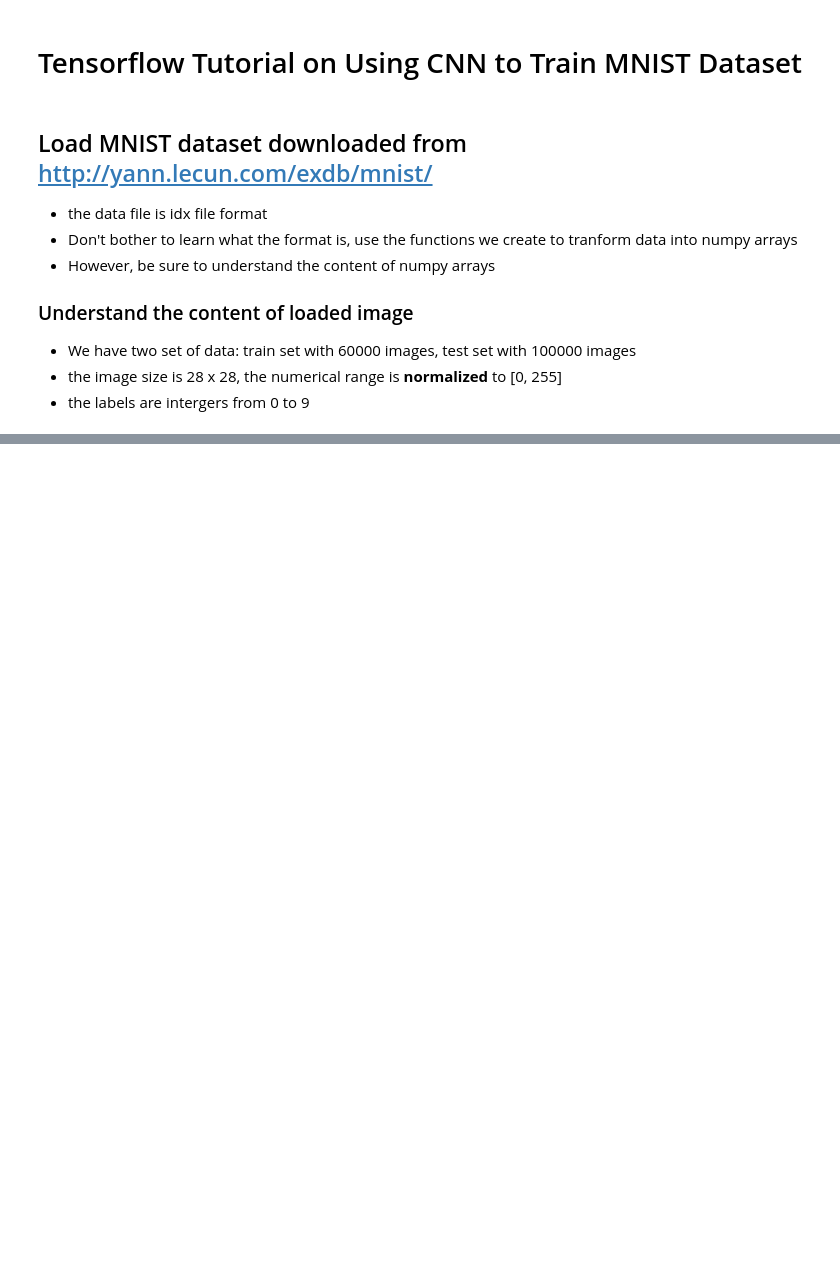
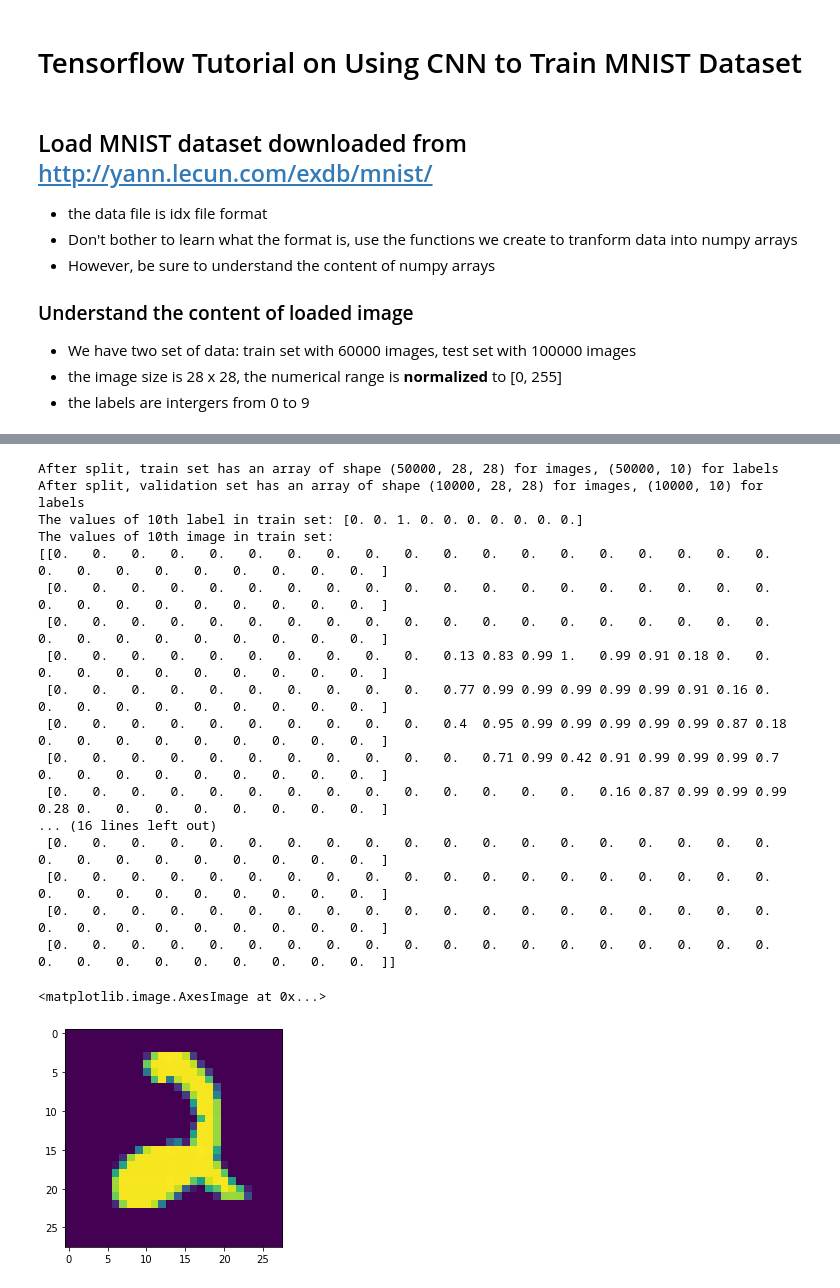
Before and after one commit to GP248CME215/AOS551_CNN, a Jupyter notebook: mnist.ipynb, the cells around one changed output, grey strips where cells are left out. Drawn from its saved outputs; the diff is of its cells as text; code cells hidden in the pictures; blank space fills up the shorter version.

```diff
--- a/mnist.ipynb
+++ b/mnist.ipynb
@@ -34,24 +34,23 @@ def extract_label(file):
         stream.read(4) # header
         n_labels = int.from_bytes(stream.read(4), byteorder="big")
         buf = stream.read(n_labels)
-        data = np.frombuffer(buf, np.uint8).astype(np.float32)
+        data = np.frombuffer(buf, np.uint8)
         data = data.reshape(n_labels, 1)
         return data
 
 
-train_images, train_labels = extract_image("./data/train-images.idx3-ubyte"), extract_label("./data/train-labels.idx1-ubyte")
+all_train_images, all_train_labels = extract_image("./data/train-images.idx3-ubyte"), extract_label("./data/train-labels.idx1-ubyte")
 test_images, test_labels = extract_image("./data/t10k-images.idx3-ubyte"), extract_label("./data/t10k-labels.idx1-ubyte")
 
-print(f"Loaded of train set has an array of shape {train_images.shape} for images, {train_labels.shape} for labels")
+print(f"Loaded of train set has an array of shape {all_train_images.shape} for images, {all_train_images.shape} for labels")
 print(f"Loaded of test set has an array of shape {test_images.shape}  for images, {test_labels.shape} for labels")
 
 np.set_printoptions(precision=2, suppress=True, linewidth=150, threshold=np.inf)
 
-print(f"The values of 10th label in train set: {train_labels[10, ...]}")
+print(f"The values of 10th label in train set: {all_train_labels[10, ...]}")
 print(f"The values of 10th image in train set:")
-print(train_images[10, ...])
+print(all_train_images[10, ...])
 
 %matplotlib inline
-print("Display the image")
-plt.imshow(train_images[10, ...])
+plt.imshow(all_train_images[10, ...])
 # %% [output]
@@ -76,0 +82,51 @@ Display the image
+# %%
+# Normalize the input data
+all_train_images = all_train_images / 255
+test_images = test_images / 255
+
+# One-hot the label (credit: https://stackoverflow.com/questions/29831489/)
+def one_hot(array, num_classes):
+    return np.squeeze(np.eye(num_classes)[array.reshape(-1)])
+
+all_train_labels = one_hot(all_train_labels, 10)
+test_labels = one_hot(test_labels, 10)
+
+# Random shuffle and split part of the train set into validation set
+def random_shuffle(images, labels):
+    assert images.shape[0] == labels.shape[0]
+    n_data = images.shape[0]
+    indices = np.random.permutation(n_data)
+    return images[indices, ...], labels[indices, ...]
+
+shuffled_images, shuffled_labels = random_shuffle(all_train_images, all_train_labels)
+train_images, validation_images = shuffled_images[:50000, ...], shuffled_images[50000:, ...]
+train_labels, validation_labels = shuffled_labels[:50000, ...], shuffled_labels[50000:, ...]
+
+print(f"After split, train set has an array of shape {train_images.shape} for images, {train_labels.shape} for labels")
+print(f"After split, validation set has an array of shape {validation_images.shape} for images, {validation_labels.shape} for labels")
+
+print(f"The values of 10th label in train set: {train_labels[10, ...]}")
+print(f"The values of 10th image in train set:")
+print(train_images[10, ...])
+
+plt.imshow(train_images[10, ...])
+# %% [output]
+After split, train set has an array of shape (50000, 28, 28) for images, (50000, 10) for labels
+After split, validation set has an array of shape (10000, 28, 28) for images, (10000, 10) for labels
+The values of 10th label in train set: [0. 0. 1. 0. 0. 0. 0. 0. 0. 0.]
+The values of 10th image in train set:
+[[0.   0.   0.   0.   0.   0.   0.   0.   0.   0.   0.   0.   0.   0.   0.   0.   0.   0.   0.   0.   0.   0.   0.   0.   0.   0.   0.   0.  ]
+ [0.   0.   0.   0.   0.   0.   0.   0.   0.   0.   0.   0.   0.   0.   0.   0.   0.   0.   0.   0.   0.   0.   0.   0.   0.   0.   0.   0.  ]
+ [0.   0.   0.   0.   0.   0.   0.   0.   0.   0.   0.   0.   0.   0.   0.   0.   0.   0.   0.   0.   0.   0.   0.   0.   0.   0.   0.   0.  ]
+ [0.   0.   0.   0.   0.   0.   0.   0.   0.   0.   0.13 0.83 0.99 1.   0.99 0.91 0.18 0.   0.   0.   0.   0.   0.   0.   0.   0.   0.   0.  ]
+ [0.   0.   0.   0.   0.   0.   0.   0.   0.   0.   0.77 0.99 0.99 0.99 0.99 0.99 0.91 0.16 0.   0.   0.   0.   0.   0.   0.   0.   0.   0.  ]
+ [0.   0.   0.   0.   0.   0.   0.   0.   0.   0.   0.4  0.95 0.99 0.99 0.99 0.99 0.99 0.87 0.18 0.   0.   0.   0.   0.   0.   0.   0.   0.  ]
+ [0.   0.   0.   0.   0.   0.   0.   0.   0.   0.   0.   0.71 0.99 0.42 0.91 0.99 0.99 0.99 0.7  0.   0.   0.   0.   0.   0.   0.   0.   0.  ]
+ [0.   0.   0.   0.   0.   0.   0.   0.   0.   0.   0.   0.   0.   0.   0.16 0.87 0.99 0.99 0.99 0.28 0.   0.   0.   0.   0.   0.   0.   0.  ]
+... (16 lines left out)
+ [0.   0.   0.   0.   0.   0.   0.   0.   0.   0.   0.   0.   0.   0.   0.   0.   0.   0.   0.   0.   0.   0.   0.   0.   0.   0.   0.   0.  ]
+ [0.   0.   0.   0.   0.   0.   0.   0.   0.   0.   0.   0.   0.   0.   0.   0.   0.   0.   0.   0.   0.   0.   0.   0.   0.   0.   0.   0.  ]
+ [0.   0.   0.   0.   0.   0.   0.   0.   0.   0.   0.   0.   0.   0.   0.   0.   0.   0.   0.   0.   0.   0.   0.   0.   0.   0.   0.   0.  ]
+ [0.   0.   0.   0.   0.   0.   0.   0.   0.   0.   0.   0.   0.   0.   0.   0.   0.   0.   0.   0.   0.   0.   0.   0.   0.   0.   0.   0.  ]]
+<matplotlib.image.AxesImage at 0x...>
+[figure, added]
```
Also changed, not shown: parts of 10 cells of this notebook.
